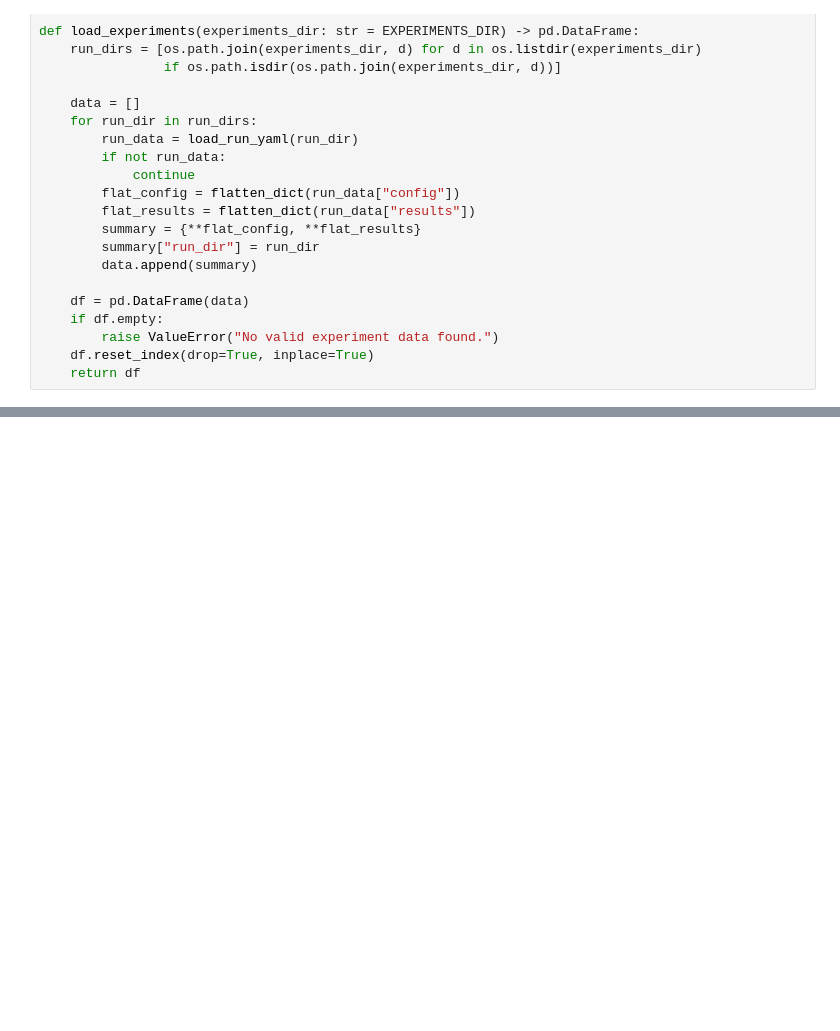
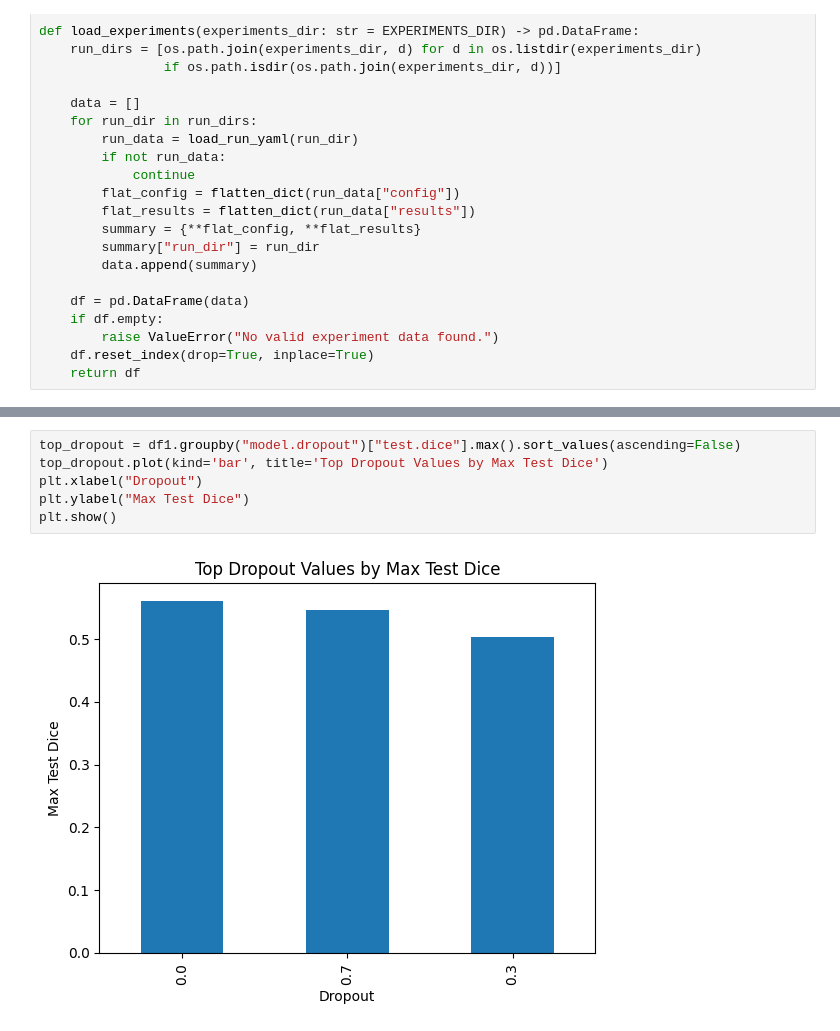
Before and after one commit to Matyslgr/MaskGenerator, a Jupyter notebook: notebooks/analysis.ipynb, the cells around one changed output, grey strips where cells are left out. Saved outputs shown, nothing was run; the diff lists cells and outputs as text; blank space fills up the shorter version.

```diff
--- a/notebooks/analysis.ipynb
+++ b/notebooks/analysis.ipynb
@@ -103,0 +109,8 @@ Name: test.dice, dtype: float64
+# %%
+top_dropout = df1.groupby("model.dropout")["test.dice"].max().sort_values(ascending=False)
+top_dropout.plot(kind='bar', title='Top Dropout Values by Max Test Dice')
+plt.xlabel("Dropout")
+plt.ylabel("Max Test Dice")
+plt.show()
+# %% [output]
+[figure, added]
```
Also changed, not shown: parts of 4 cells of this notebook, 16 other files.
